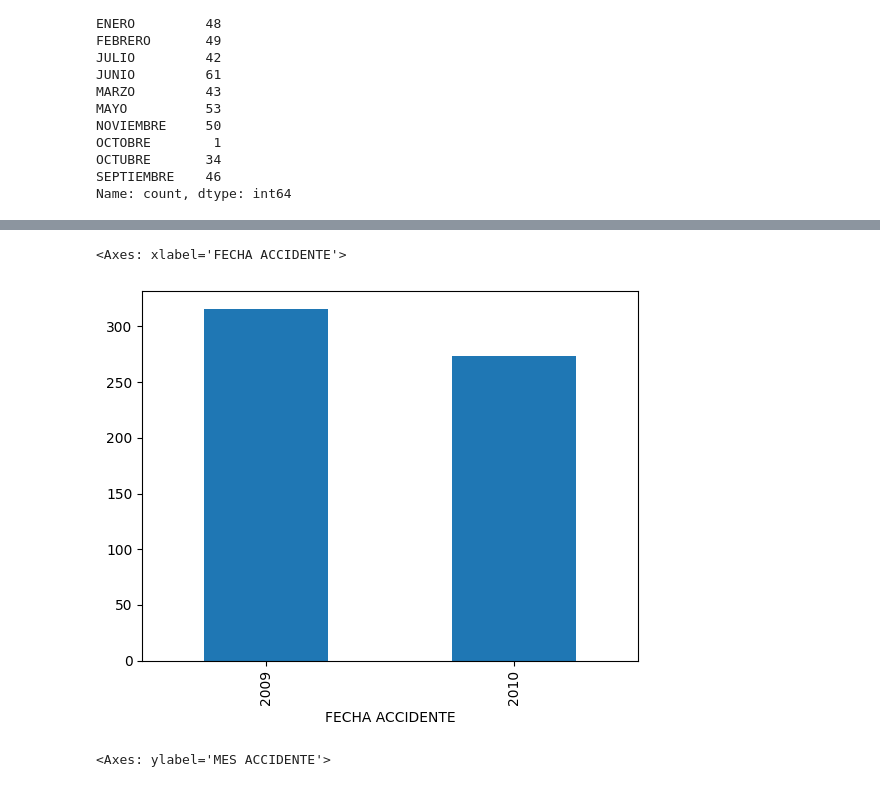
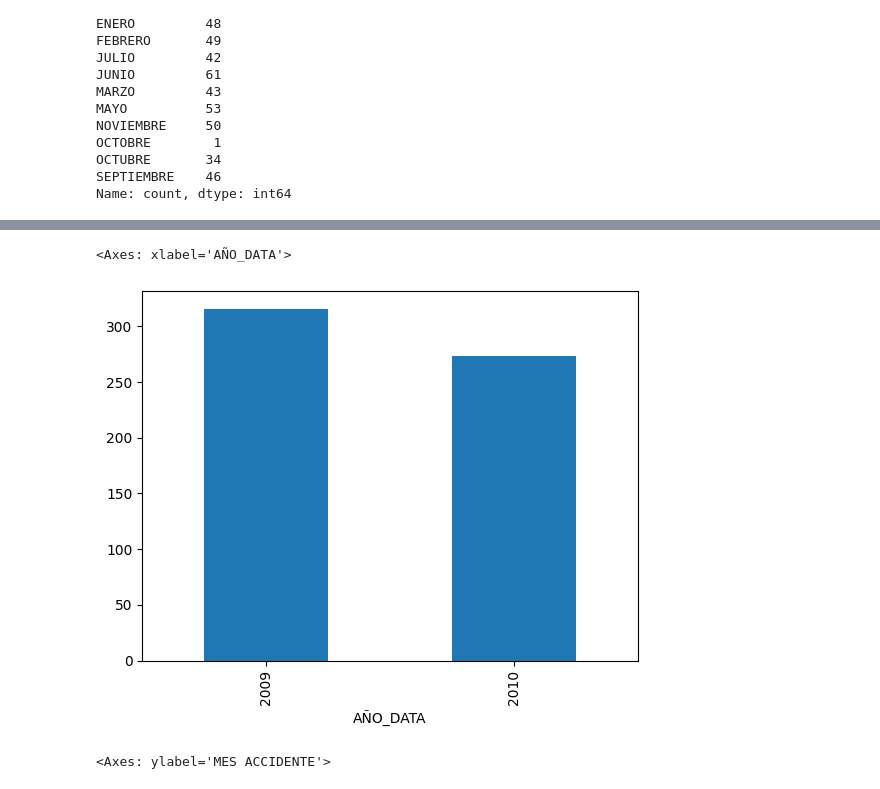
Before and after one commit to DCajiao/Aplicaciones-del-Analisis-Espacial, a Jupyter notebook: casos/Situación_2/00_preprocesamiento.ipynb, the cells around one changed output, grey strips where cells are left out. Saved outputs shown, nothing was run; the diff lists cells and outputs as text; code cells hidden in the pictures.

```diff
--- a/casos/Situación_2/00_preprocesamiento.ipynb
+++ b/casos/Situación_2/00_preprocesamiento.ipynb
@@ -62,0 +124,3 @@ af.summary_by_columns(df_2010)
+# %%
+# Eliminar nulos de SEXO y EDAD
+df = df.dropna(subset=['SEXO', 'EDAD'])
@@ -295,14 +233,0 @@ tipos_vehiculos = {
-# %%
-def extraer_tipos(texto):
-    tipos = []
-    for parte in texto.split('-'):
-        parte = parte.strip()
-        for clave in tipos_vehiculos:
-            if clave in parte:
-                tipos.append(tipos_vehiculos[clave])
-    return list(set(tipos))  # sin duplicados
-
-df["CATEGORIAS"] = df["VEHICULOS_LIMPIO"].apply(extraer_tipos)
-# %%
-for tipo in tipos_vehiculos.values():
-    df[tipo] = df["CATEGORIAS"].apply(lambda lst: tipo in lst)
@@ -367,21 +322,0 @@ df[['VEHICULOS', 'CATEGORIAS',
-# %%
-def clasificar_motor(row):
-    # Jerarquía de tamaño (de mayor a menor)
-    if row.get('Automotor industrial', 0) == 1:
-        return 'Automotor industrial'
-    elif row.get('Volqueta', 0) == 1 or row.get('Camión', 0) == 1:
-        return 'Automotor grande'
-    elif row.get('Bus', 0) == 1 or row.get('Camioneta', 0) == 1 or row.get('Campero', 0) == 1:
-        return 'Automotor mediano'
-    elif row.get('Motocicleta', 0) == 1 or row.get('Automóvil particular', 0) == 1 or row.get('Taxi', 0) == 1:
-        return 'Automotor pequeño'
-    elif row.get('Peatón', 0) == 1 or row.get('Bicicleta', 0) == 1 or row.get('Objeto fijo', 0) == 1:
-        return 'Sin Automotor'
-    else:
-        return 'Sin información'
-
-# Aplicar la función fila por fila
-df['CATEGORIA_MOTOR'] = df.apply(clasificar_motor, axis=1)
-
-# Revisar la distribución de la nueva clasificación
-print(df['CATEGORIA_MOTOR'].value_counts())
@@ -441,11 +323,12 @@ df.head()
 # %%
-df['FECHA ACCIDENTE'] = pd.to_datetime(df['FECHA ACCIDENTE'])
-df['FECHA FALLECIMIENTO'] = pd.to_datetime(df['FECHA FALLECIMIENTO'])
 
-df['FECHA ACCIDENTE'].dt.year.value_counts().sort_index().plot(kind="bar")
+
+df['AÑO_DATA'] = pd.to_datetime(df['FECHA ACCIDENTE'])
+
+df['AÑO_DATA'].dt.year.value_counts().sort_index().plot(kind="bar")
 # %% [output]
-<Axes: xlabel='FECHA ACCIDENTE'>
+<Axes: xlabel='AÑO_DATA'>
-[figure, old version]
+[figure, new version]
 # %%
 df['MES ACCIDENTE'].value_counts().plot(kind="barh")
 # %% [output]
```
Also changed, not shown: parts of 52 cells of this notebook.
